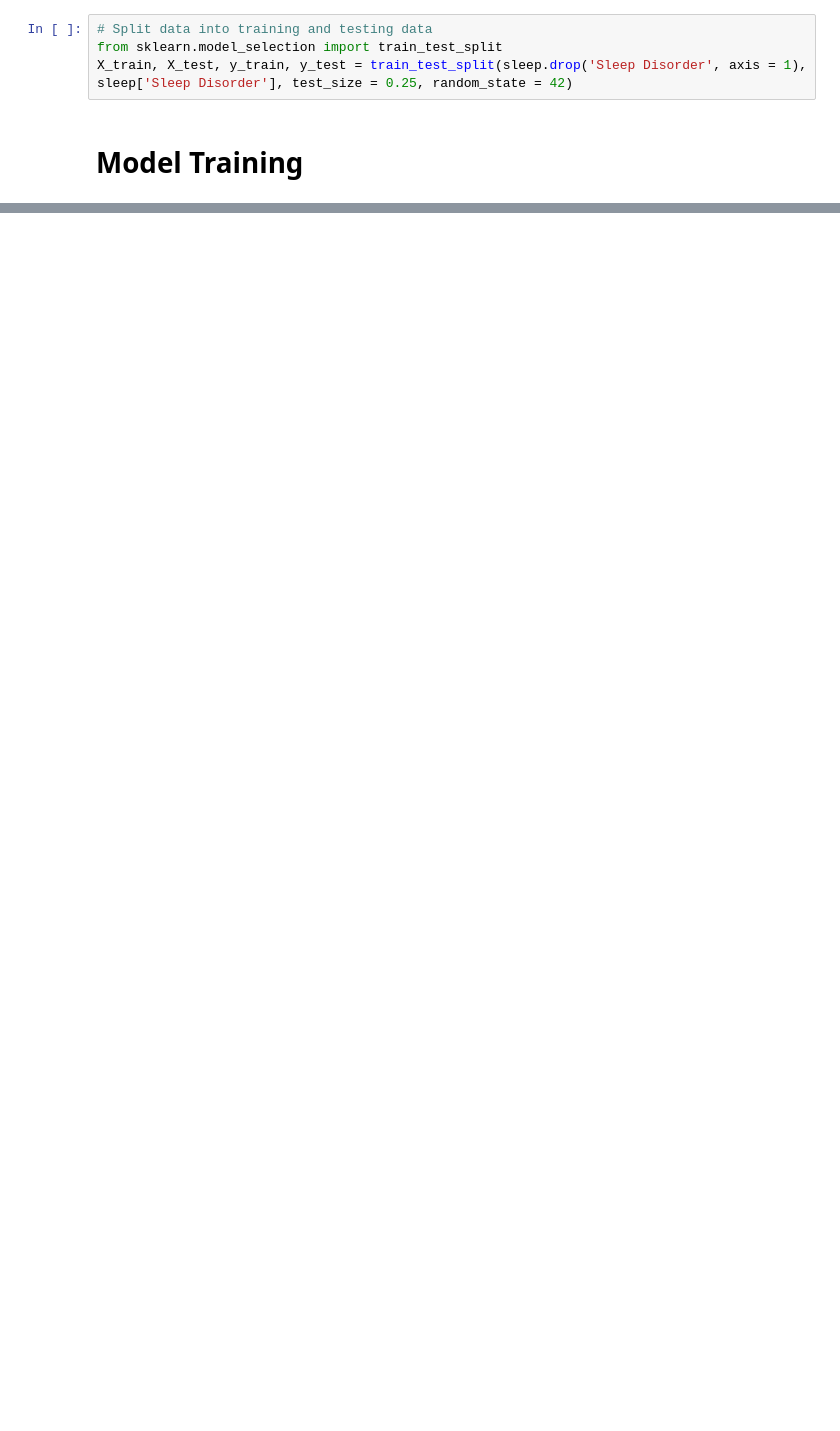
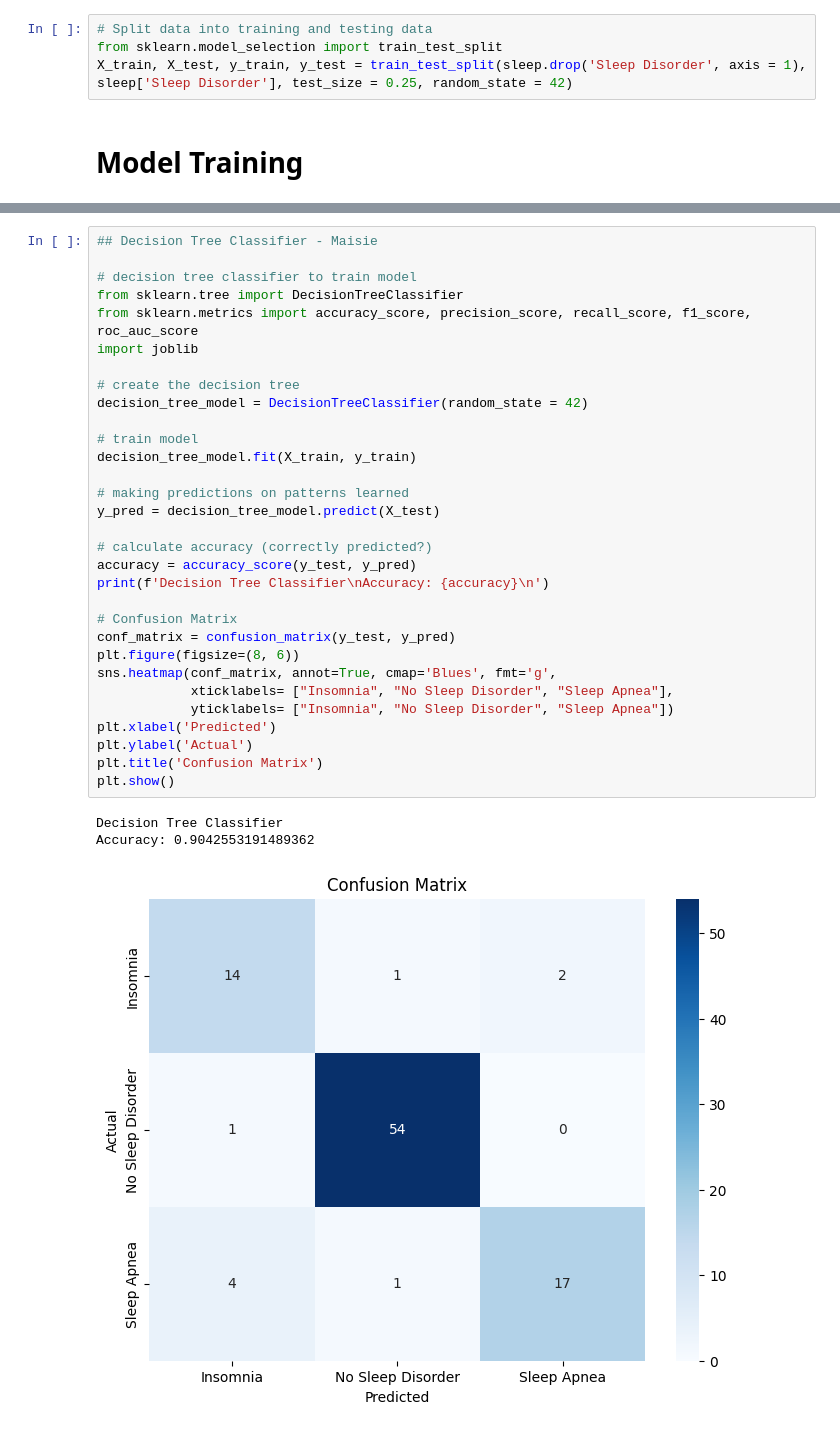
Before and after one commit to sabrinacheung06/Sleep-Disorder-Prediction, a Jupyter notebook: sleep_prediction.ipynb, the cells around one changed output, grey strips where cells are left out. Cells and saved outputs as stored; diff of their text form; blank space fills up the shorter version.

```diff
--- a/sleep_prediction.ipynb
+++ b/sleep_prediction.ipynb
@@ -171,0 +239,35 @@ X_train, X_test, y_train, y_test = train_test_split(sleep.drop('Sleep Disorder',
+# %%
+## Decision Tree Classifier - Maisie
+
+# decision tree classifier to train model
+from sklearn.tree import DecisionTreeClassifier
+from sklearn.metrics import accuracy_score, precision_score, recall_score, f1_score, roc_auc_score
+import joblib
+
+# create the decision tree
+decision_tree_model = DecisionTreeClassifier(random_state = 42)
+
+# train model
+decision_tree_model.fit(X_train, y_train)
+
+# making predictions on patterns learned
+y_pred = decision_tree_model.predict(X_test)
+
+# calculate accuracy (correctly predicted?)
+accuracy = accuracy_score(y_test, y_pred)
+print(f'Decision Tree Classifier\nAccuracy: {accuracy}\n')
+
+# Confusion Matrix
+conf_matrix = confusion_matrix(y_test, y_pred)
+plt.figure(figsize=(8, 6))
+sns.heatmap(conf_matrix, annot=True, cmap='Blues', fmt='g',
+            xticklabels= ["Insomnia", "No Sleep Disorder", "Sleep Apnea"],
+            yticklabels= ["Insomnia", "No Sleep Disorder", "Sleep Apnea"])
+plt.xlabel('Predicted')
+plt.ylabel('Actual')
+plt.title('Confusion Matrix')
+plt.show()
+# %% [output]
+Decision Tree Classifier
+Accuracy: 0.9042553191489362
+[figure, added]
```
Also changed, not shown: parts of 11 cells of this notebook.
